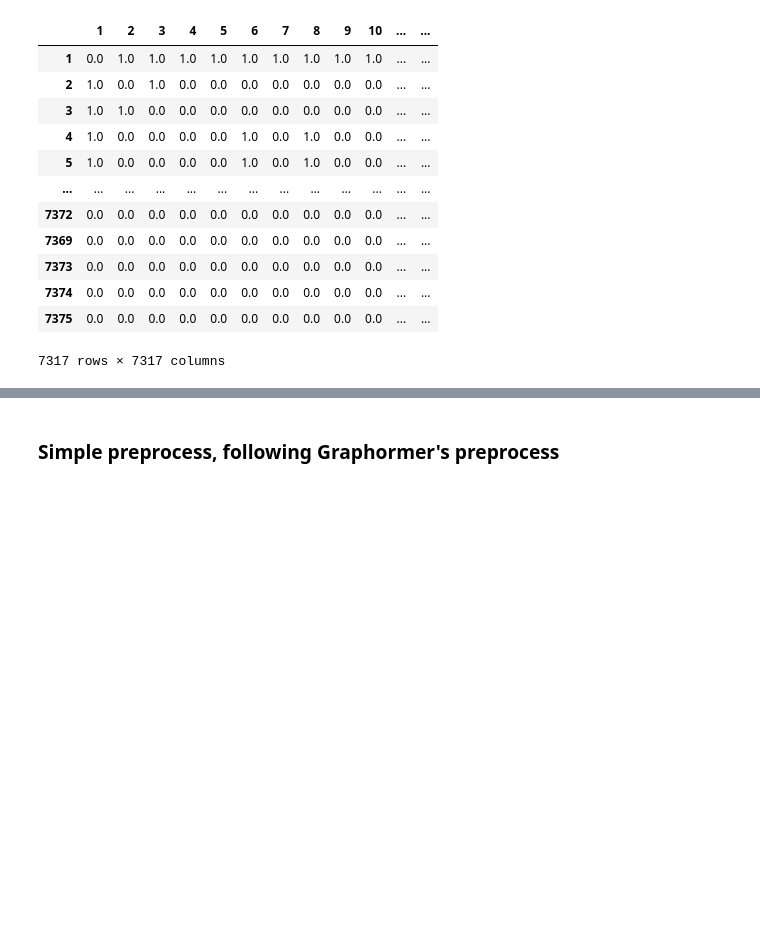
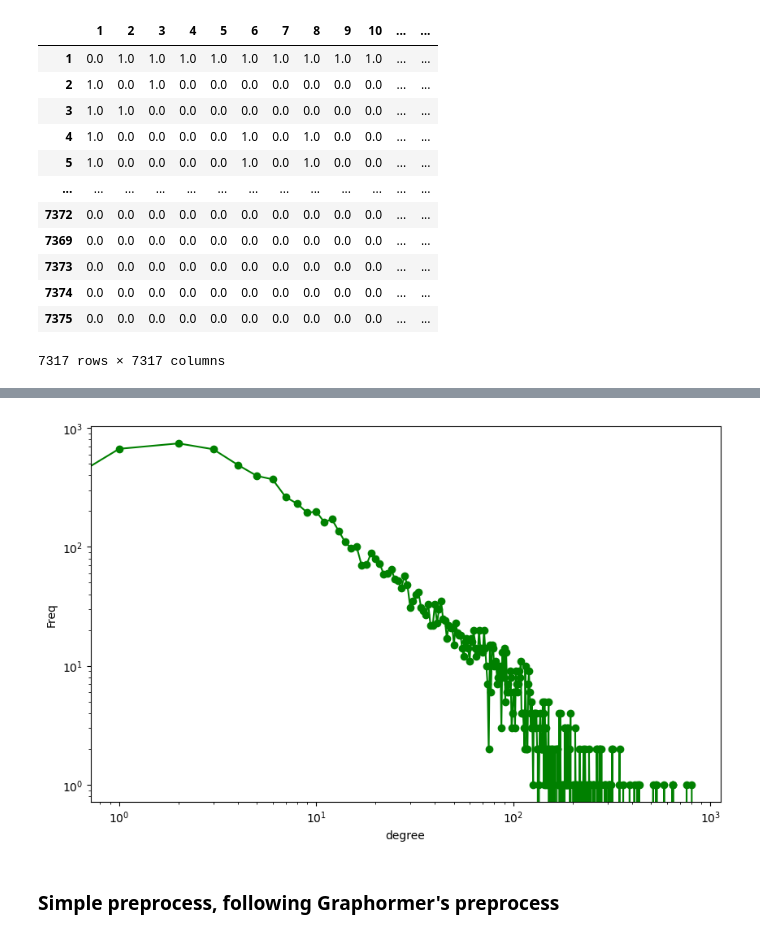
Before and after one commit to mlsys-lab-sogang/Social-Rec-Sys, a Jupyter notebook: Transformer_modified/dataset_eda.ipynb, the cells around one changed output, grey strips where cells are left out. Saved outputs shown, nothing was run; the diff lists cells and outputs as text; code cells hidden in the pictures; blank space fills up the shorter version.

```diff
--- a/Transformer_modified/dataset_eda.ipynb
+++ b/Transformer_modified/dataset_eda.ipynb
@@ -299,3 +344,15 @@ user_user_matrix
+# %%
+# degree chart -> 역시 power-law graph.
+degree_freq = nx.degree_histogram(graph)
+degree_list = range(len(degree_freq))
+
+plt.figure(figsize=(10, 6))
+plt.loglog(degree_list, degree_freq, 'go-')
+plt.xlabel('degree')
+plt.ylabel('Freq')
+plt.show()
+# %% [output]
+[figure, added]
 # %% [markdown]
 ### Simple preprocess, following Graphormer's preprocess
 # %%
```
Also changed, not shown: parts of 1 cell of this notebook.
